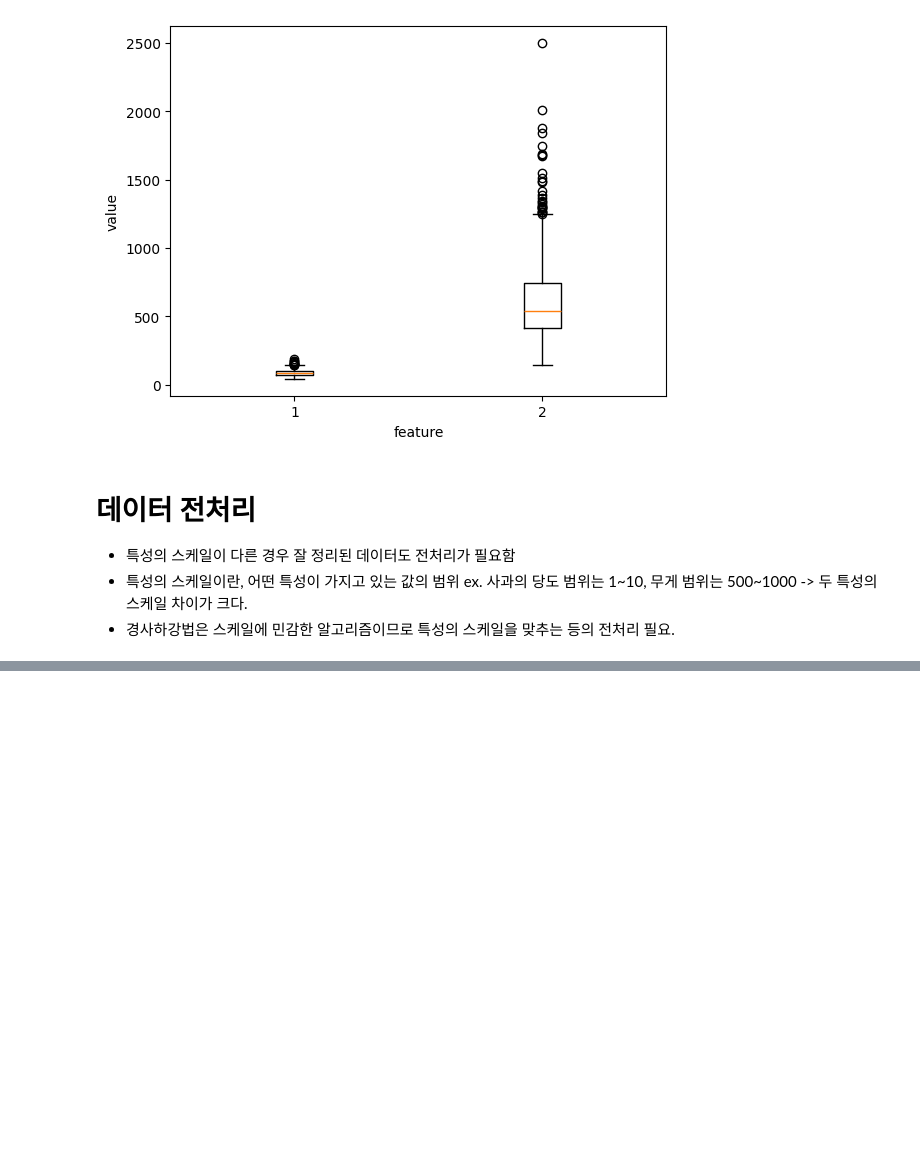
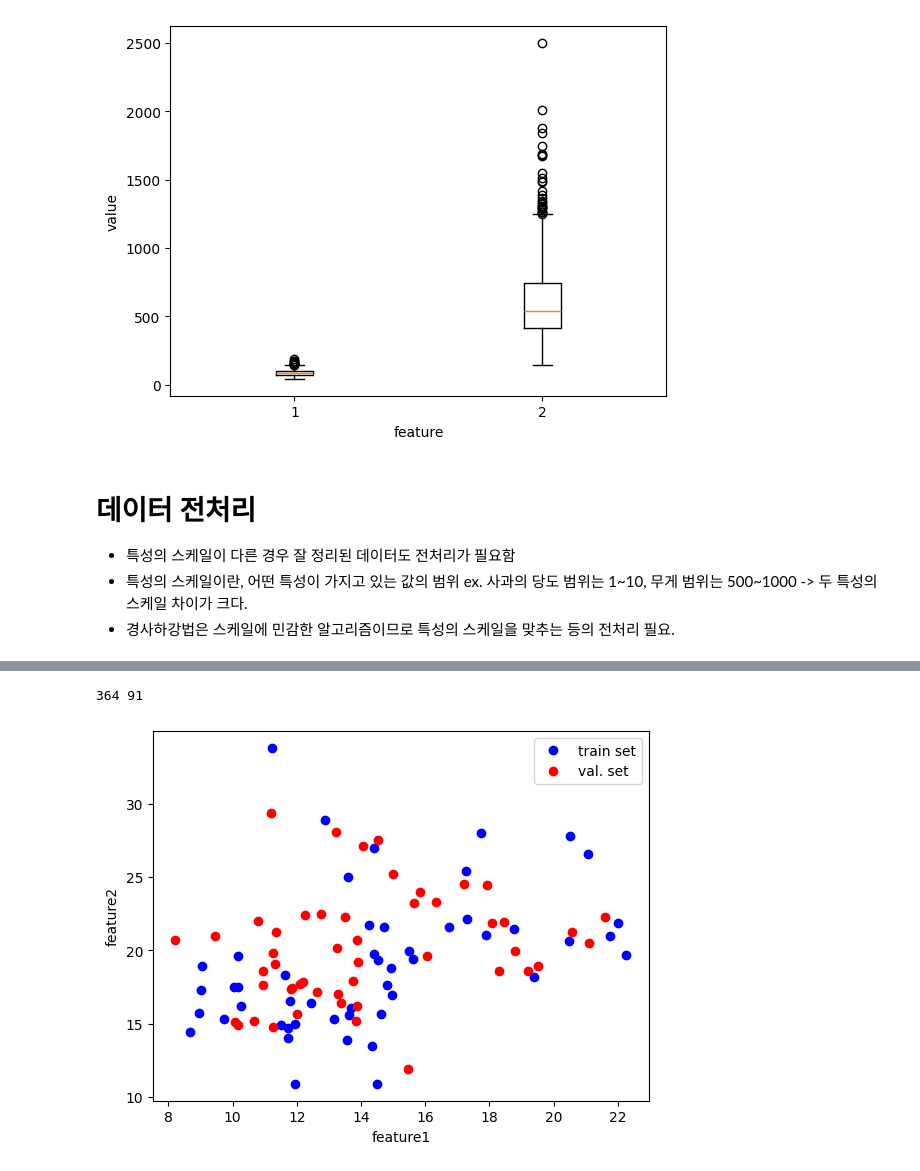
Before and after one commit to sumin-hwang/Do_It_Deeplearning, a Jupyter notebook: matplot_test.ipynb, the cells around one changed output, grey strips where cells are left out. Cells and saved outputs as stored; diff of their text form; code cells hidden in the pictures; blank space fills up the shorter version.

```diff
--- a/matplot_test.ipynb
+++ b/matplot_test.ipynb
@@ -418,0 +578,25 @@ plt.show()
+# %%
+from sklearn.datasets import load_breast_cancer
+from sklearn.model_selection import train_test_split
+import matplotlib.pyplot as plt
+
+cancer = load_breast_cancer()
+x = cancer.data
+y = cancer.target
+x_train_all, x_test, y_train_all, y_test = train_test_split(x, y, stratify=y, test_size=0.2, random_state=42)
+
+# 전체 데이터 셋을 8:2로 나누어 훈련, 테스트 세트를 만들고 다시 훈련세트를 8:2로 나누어 훈련세트와 검증세트 만듦.
+x_train, x_val, y_train, y_val = train_test_split(x_train_all, y_train_all, stratify=y_train_all, test_size=0.2, random_state=42)
+print(len(x_train), len(x_val))
+
+plt.plot(x_train[:50, 0], x_train[:50, 1], 'bo')
+plt.plot(x_val[:50, 0], x_val[:50, 1], 'ro')
+plt.xlabel('feature1')
+plt.ylabel('feature2')
+plt.legend(['train set', 'val. set'])
+plt.show()
+
+plt.plot(x_train_scaled[:50, 0])
+# %% [output]
+364 91
+[figure, added]
```
Also changed, not shown: parts of 7 cells of this notebook.
